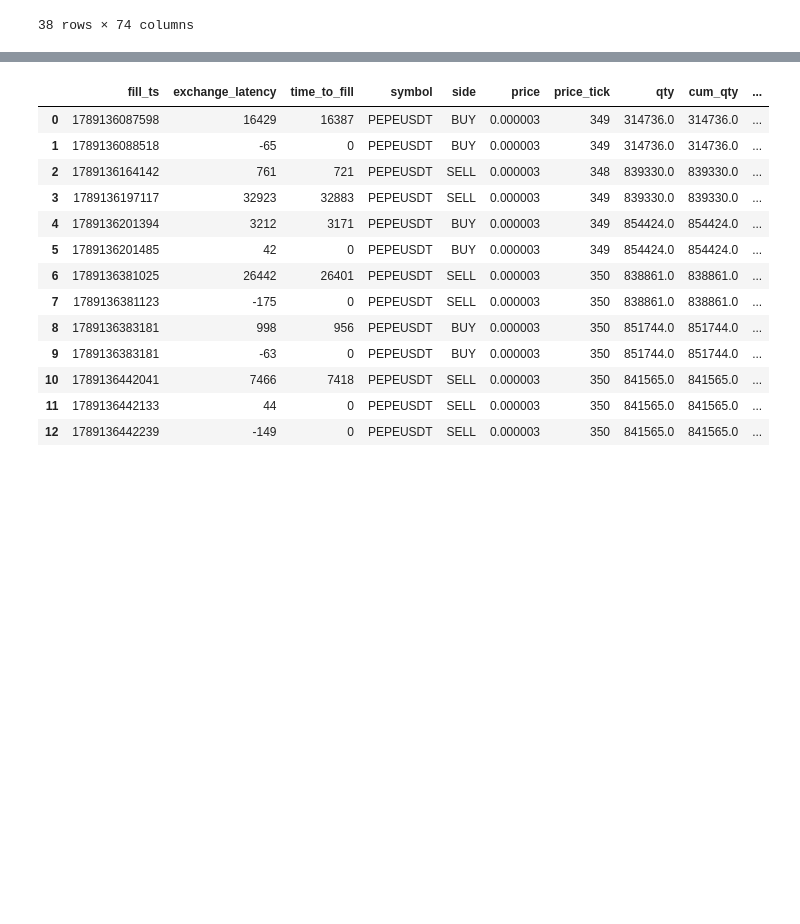
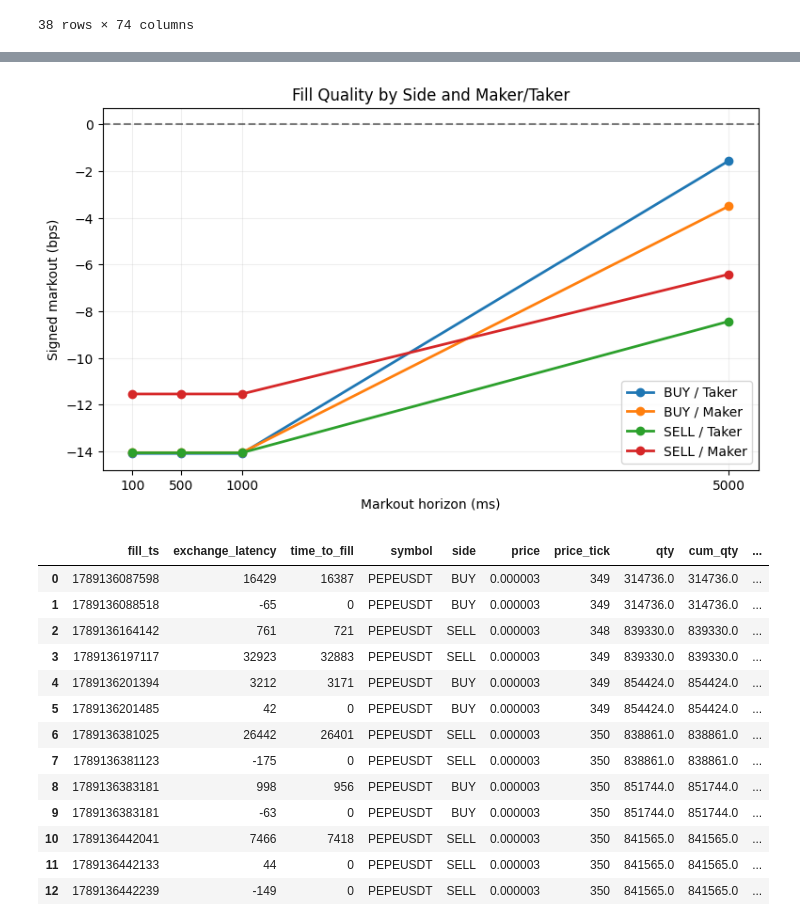
Before and after one commit to Briansim74/Market-Making-Trading-System, a Jupyter notebook: mm_research_toxicity.ipynb, the cells around one changed output, grey strips where cells are left out. Saved outputs shown, nothing was run; the diff lists cells and outputs as text; code cells hidden in the pictures; blank space fills up the shorter version.

```diff
--- a/mm_research_toxicity.ipynb
+++ b/mm_research_toxicity.ipynb
@@ -32,3 +110,32 @@ fills
+# %%
+fig, ax = plt.subplots(figsize=(9, 5))
+
+for (side, is_maker), group in fills.groupby(["side", "is_maker"]):
+
+    means = group[cols_bps].mean()
+
+    label = f"{side} / {'Maker' if is_maker else 'Taker'}"
+
+    ax.plot(
+        horizons,
+        means.values,
+        marker="o",
+        linewidth=2,
+        label=label,
+    )
+
+ax.axhline(0, color="black", linestyle="--", alpha=0.5)
+
+ax.set_xlabel("Markout horizon (ms)")
+ax.set_ylabel("Signed markout (bps)")
+ax.set_title("Fill Quality by Side and Maker/Taker")
+ax.set_xticks(horizons)
+ax.legend()
+ax.grid(alpha=0.2)
+
+plt.show()
+# %% [output]
+[figure, added]
 # %%
 import os
 import json
```
Also changed, not shown: parts of 3 cells of this notebook, 50 other files.
